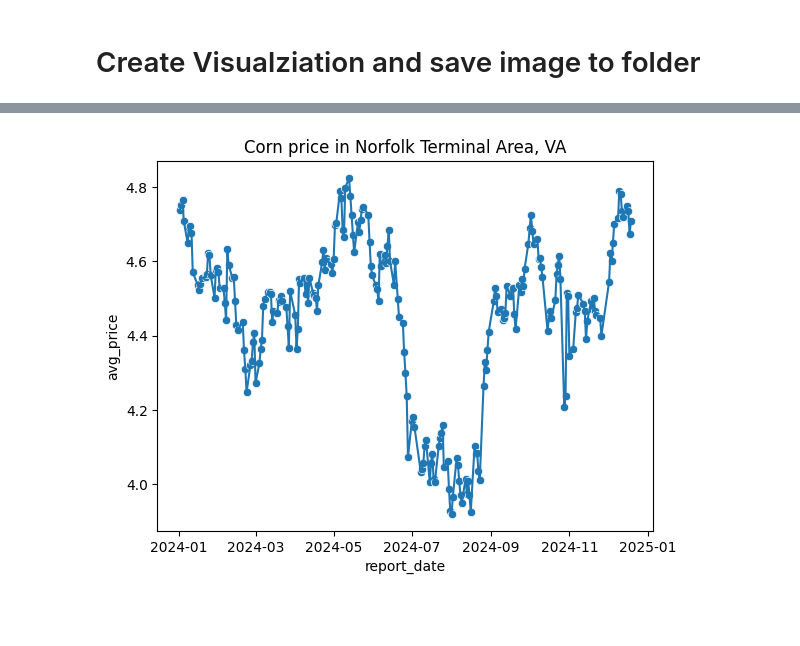
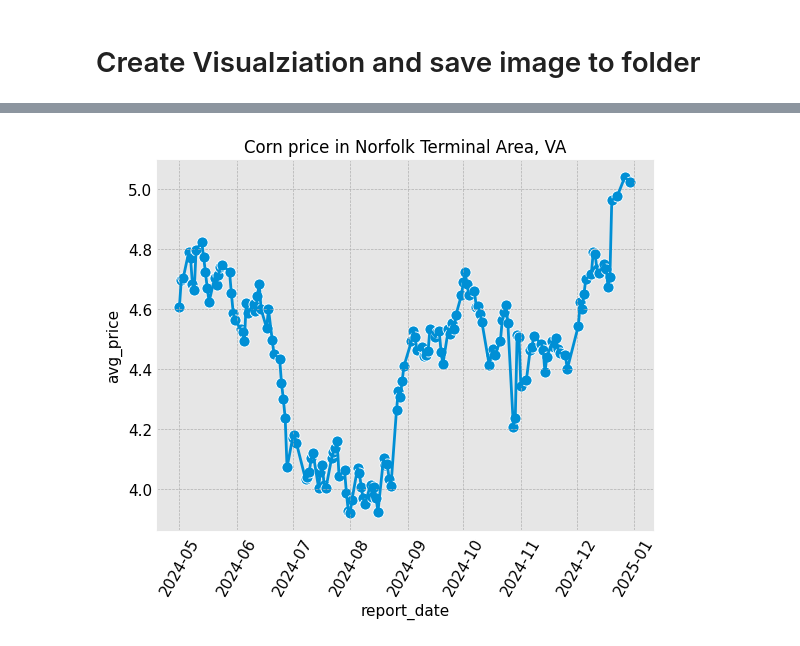
Before and after one commit to micmcc1121/agmkt, a Jupyter notebook: matplot_chart_notebook.ipynb, the cells around one changed output, grey strips where cells are left out. Drawn from its saved outputs; the diff is of its cells as text; code cells hidden in the pictures; blank space fills up the shorter version.

Commit message:
created standard crop chart file and adusted nass module time series function to scale

```diff
--- a/matplot_chart_notebook.ipynb
+++ b/matplot_chart_notebook.ipynb
@@ -18,6 +18,9 @@ import agmkt_pkg.ams as ams
 import agmkt_pkg.env_vars as env_vars
 import agmkt_pkg.utils as utils
 
+# style sheets
+# plt.style.use('fivethirtyeight')
+plt.style.use('./style_sheets/agmktstyle.mplstyle')
 
 print('Libraries imported!!')
 # %% [output]
@@ -35,12 +38,12 @@ connection_string = f'postgresql://{user}:{password}@{server}/mktdb'
 eng = create_engine(connection_string)
 conn = eng.connect()
 # %%
-stmt_dict = {'commodity':'Corn', 'class':'Yellow', 'grade':'US #2',
+stmt_dict0 = {'commodity':'Corn', 'class':'Yellow', 'grade':'US #2',
              'market_location_state':'VA', 'trade_loc':'Norfolk Terminal Area', 'delivery_point':'Terminal Elevators',
              'freight':'Delivered', 'trans_mode':'Truck', 'current':'Yes'}
 
-df = ams.df_grain_time_series_chart(stmt_dict, conn, table='mars_grain_bids')
+df0 = ams.df_grain_time_series_chart(stmt_dict0, conn, table='mars_grain_bids')
 
-print(df.info())
+print(df0.info())
 # %% [output]
 <class 'pandas.core.frame.DataFrame'>
@@ -106,21 +112,22 @@ None
 # %%
-start_date = '2024-01-01'
+start_date = '2024-05-01'
 
-df_viz = df[start_date:]
+df_viz = df0[start_date:]
 
-str_commodity = stmt_dict['commodity'].title()
-str_location = stmt_dict['trade_loc'].title()
-str_state = stmt_dict['market_location_state'].upper()
+str_commodity = stmt_dict0['commodity'].title()
+str_location = stmt_dict0['trade_loc'].title()
+str_state = stmt_dict0['market_location_state'].upper()
 
 plt.subplot()
-# scale = 'Unit'
+scale = 'Unit'
 # scale_value = scale_dict[scale]['value']
 # scale_label = scale_dict[scale]['label']
 sns.lineplot(data=df_viz, x=df_viz.index, y='avg_price')
 sns.scatterplot(data=df_viz, x=df_viz.index, y='avg_price')
 plt.title(f'{str_commodity} price in {str_location}, {str_state}')
+plt.xticks(rotation=60)
 # plt.ylabel(f'{scale_label} {str_unit}')
 # plt.xlabel('Crop Year')
 plt.show()
 # %% [output]
-[figure, old version]
+[figure, new version]
```
Also changed, not shown: parts of 3 cells of this notebook, 3 other files.
